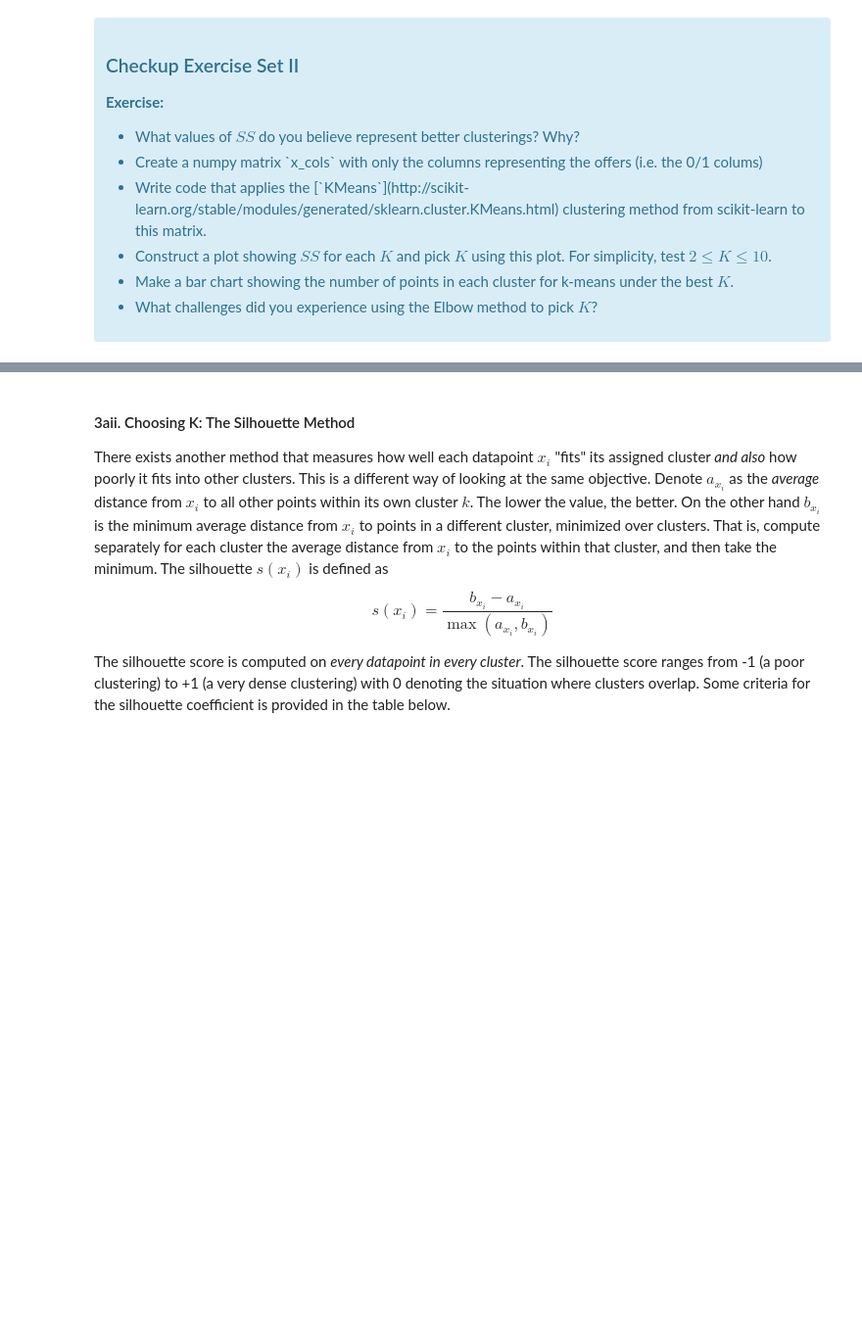
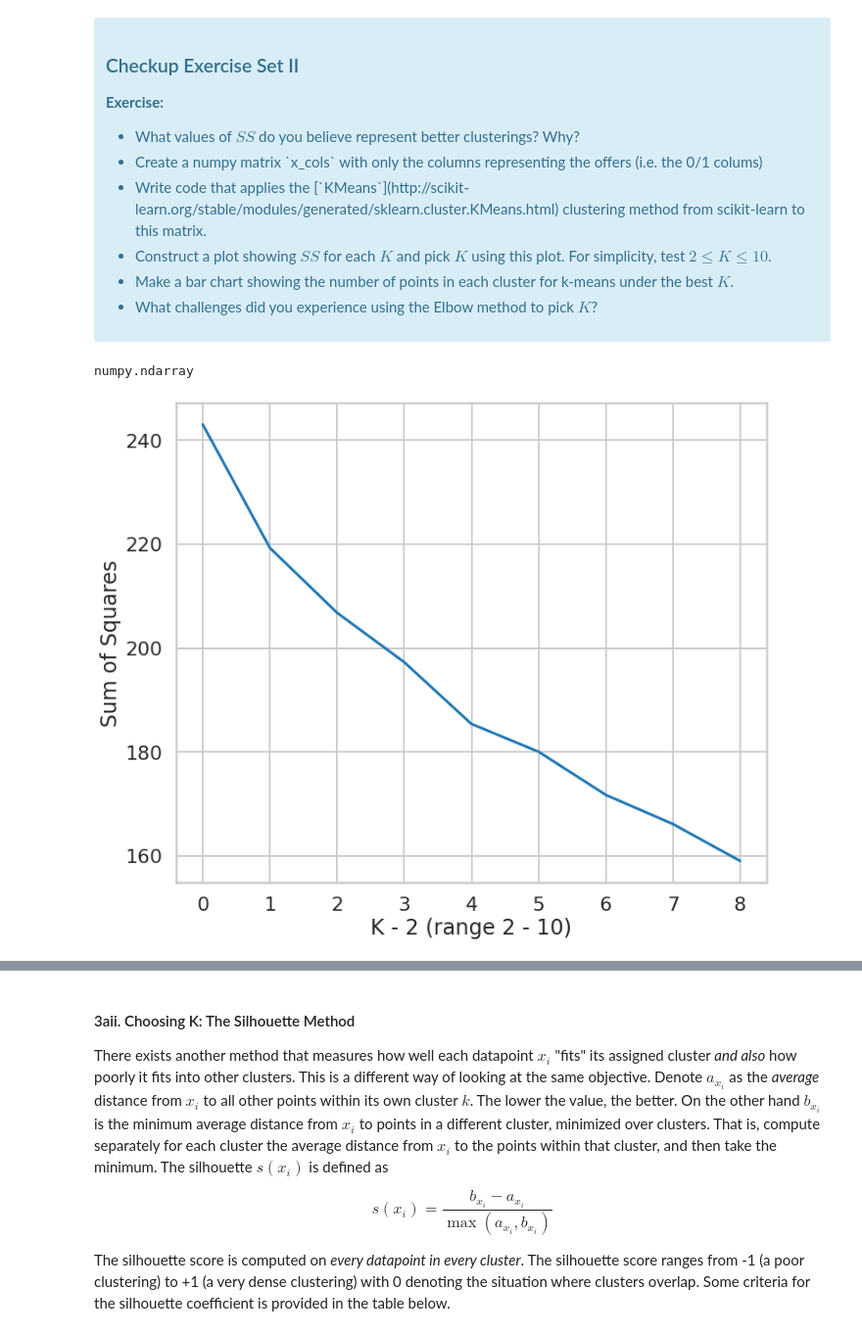
Before and after one commit to ChadDelany/Case_Study-Segmentation_using_Clustering, a Jupyter notebook: Clustering Case Study - Customer Segmentation with K-Means - Tier 3.ipynb, the cells around one changed output, grey strips where cells are left out. Shown at 98% size. Saved outputs shown, nothing was run; the diff lists cells and outputs as text; code cells hidden in the pictures; blank space fills up the shorter version.

```diff
--- a/Clustering Case Study - Customer Segmentation with K-Means - Tier 3.ipynb
+++ b/Clustering Case Study - Customer Segmentation with K-Means - Tier 3.ipynb
@@ -158,0 +157,28 @@ where $x_i$ is a point, $C_k$ represents cluster $k$ and $\mu_k$ is the centroid
+# %%
+# Create a numpy matrix `x_cols` with only the columns representing the offers (i.e. the 0/1 colums)
+
+x_cols = df_cust_offer.iloc[:,1:].values
+type(x_cols)
+# %% [output]
+numpy.ndarray
+# %%
+# Write code that applies the [`KMeans`](http://scikit-learn.org/stable/modules/generated/sklearn.cluster.KMeans.html)
+# clustering method from scikit-learn to this matrix.
+
+from sklearn.cluster import KMeans
+SS = []
+
+for i in range(2,11):
+    kmeans = KMeans(n_clusters=i, random_state=0)
+    kmeans.fit(x_cols)
+    SS.append(kmeans.inertia_)
+# %%
+# Construct a plot showing  𝑆𝑆  for each  𝐾  and pick  𝐾  using this plot. For simplicity, test  2≤𝐾≤10 .
+fig, ax = plt.subplots(figsize=(12,10))
+
+ax.plot(SS)
+ax.set_xlabel('K - 2 (range 2 - 10)')
+ax.set_ylabel('Sum of Squares')
+plt.show()
+# %% [output]
+[figure, added]
```
Also changed, not shown: parts of 6 cells of this notebook.
